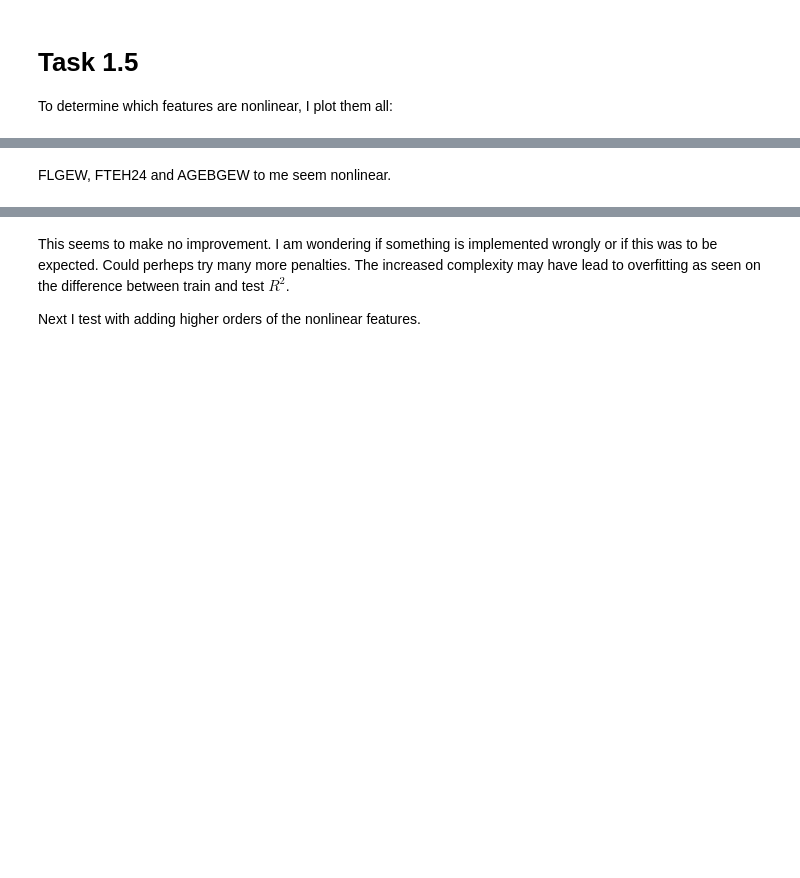
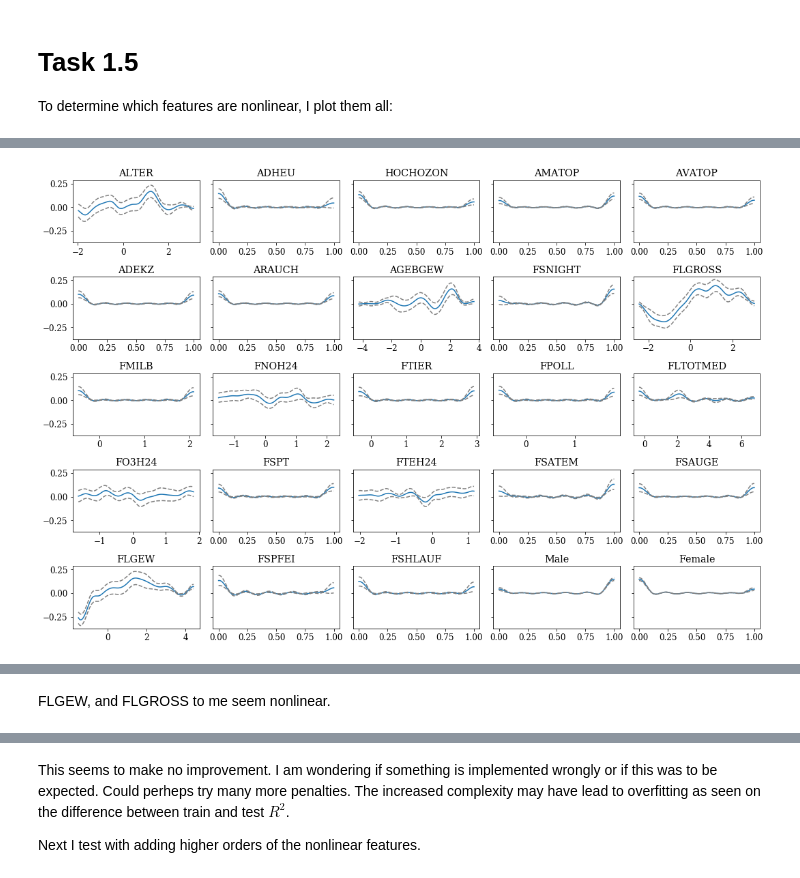
Before and after one commit to bernharl/STK-IN4300-oblig2, a Jupyter notebook: Oblig2 STK-IN Bernhard.ipynb, the cells around one changed output, grey strips where cells are left out. Drawn from its saved outputs; the diff is of its cells as text; code cells hidden in the pictures; blank space fills up the shorter version.

```diff
--- a/Oblig2 STK-IN Bernhard.ipynb
+++ b/Oblig2 STK-IN Bernhard.ipynb
@@ -527,0 +520,16 @@ plt.show()
+# %%
+# Creating gam instance to plot
+gam_test = pygam.LinearGAM().fit(X_train.values, y_train.values)
+# Plotting
+fig, axes = plt.subplots(5, 5, figsize=[15, 10], sharey=True)
+for i, ax in enumerate(axes.ravel()):
+    XX = gam_test.generate_X_grid(i)
+    pdep, confi = gam_test.partial_dependence(term=i, X=XX, width=0.95, meshgrid=False)
+    ax.plot(XX[:, i], pdep)
+    ax.plot(XX[:, i], confi[:, 0], c="grey", ls="--")
+    ax.plot(XX[:, i], confi[:, 1], c="grey", ls="--")
+    ax.set_title(X_train.columns.values[i])
+fig.tight_layout()
+plt.show()
+# %% [output]
+[figure, added]
@@ -528,3 +537,3 @@ plt.show()
 # %% [markdown]
-FLGEW, FTEH24 and AGEBGEW to me seem nonlinear.
+FLGEW, and FLGROSS to me seem nonlinear.
 # %%
```
Also changed, not shown: parts of 29 cells of this notebook.
